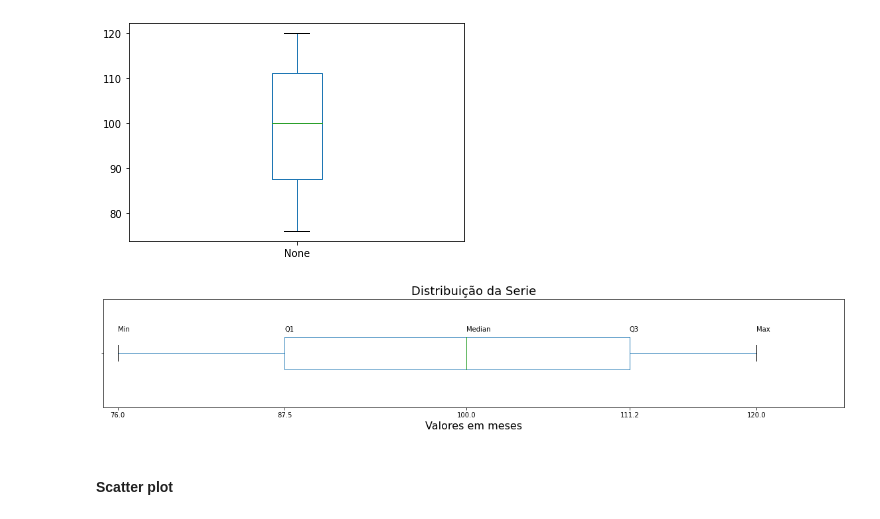
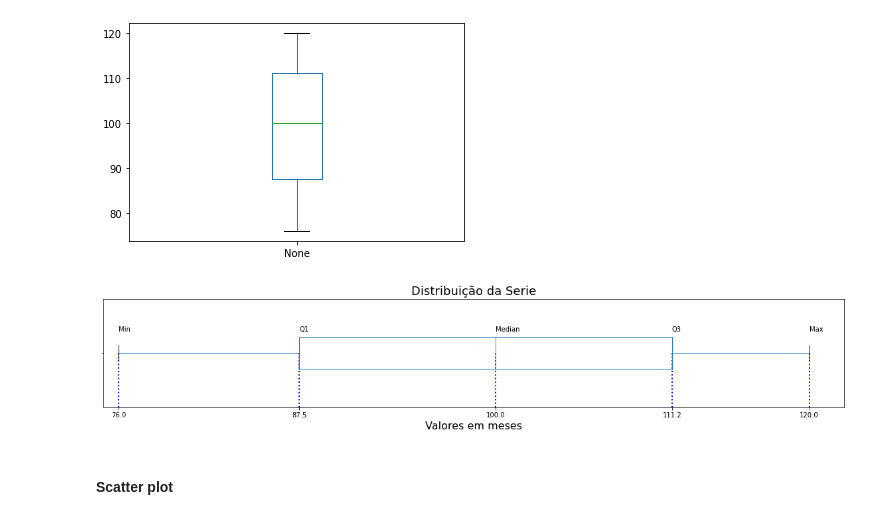
Before and after one commit to gustavolasmar/DS-Stone, a Jupyter notebook: notebooks/Aula 4 - Visualização de Dados I.ipynb, the cells around one changed output. Saved outputs shown, nothing was run; the diff lists cells and outputs as text; code cells hidden in the pictures.

```diff
--- a/notebooks/Aula 4 - Visualização de Dados I.ipynb
+++ b/notebooks/Aula 4 - Visualização de Dados I.ipynb
@@ -211,35 +211,35 @@ import matplotlib.transforms as transforms
 
 def generate_boxplot(box_series):
     fig, ax = plt.subplots(figsize=(20, 3))
 
     pd.Series(box_series).plot.box(vert=False, widths = 0.6, ax=ax)
     quantiles = np.quantile(box_series, np.array([0.00, 0.25, 0.50, 0.75, 1.00]))
-    ax.hlines(quantiles, [0] * quantiles.size, [1] * quantiles.size,
+    ax.vlines(quantiles, [0] * quantiles.size, [1] * quantiles.size,
               color='b', ls=':', lw=2, zorder=0)
 
     ax.set_xlim(left=75)
     ax.set_ylim(0 ,2)
 
     ax.set_xticks(quantiles)
     ax.set_yticklabels([])
 
 
     ax.xaxis.set_major_formatter(FormatStrFormatter('%.1f'))
 
     trans_x = transforms.blended_transform_factory(
         ax.get_xticklabels()[0].get_transform(), ax.transData)
 
     for x, label in zip(list(quantiles), ['Min', 'Q1', 'Median', 'Q3', 'Max']):
         ax.text(x,1.5, label, color="black", transform=trans_x,
             ha="left", va="top")
 
     plt.title('Distribuição da Serie', fontsize=18)
     plt.xlabel('Valores em meses', fontsize=16)
     plt.show()
 
 generate_boxplot(box_series)
 # %% [output]
-[figure, old version]
+[figure, new version]
 # %% [markdown]
 #### Scatter plot
 # %%
```
Also changed, not shown: parts of 3 cells of this notebook, 2 other files.
